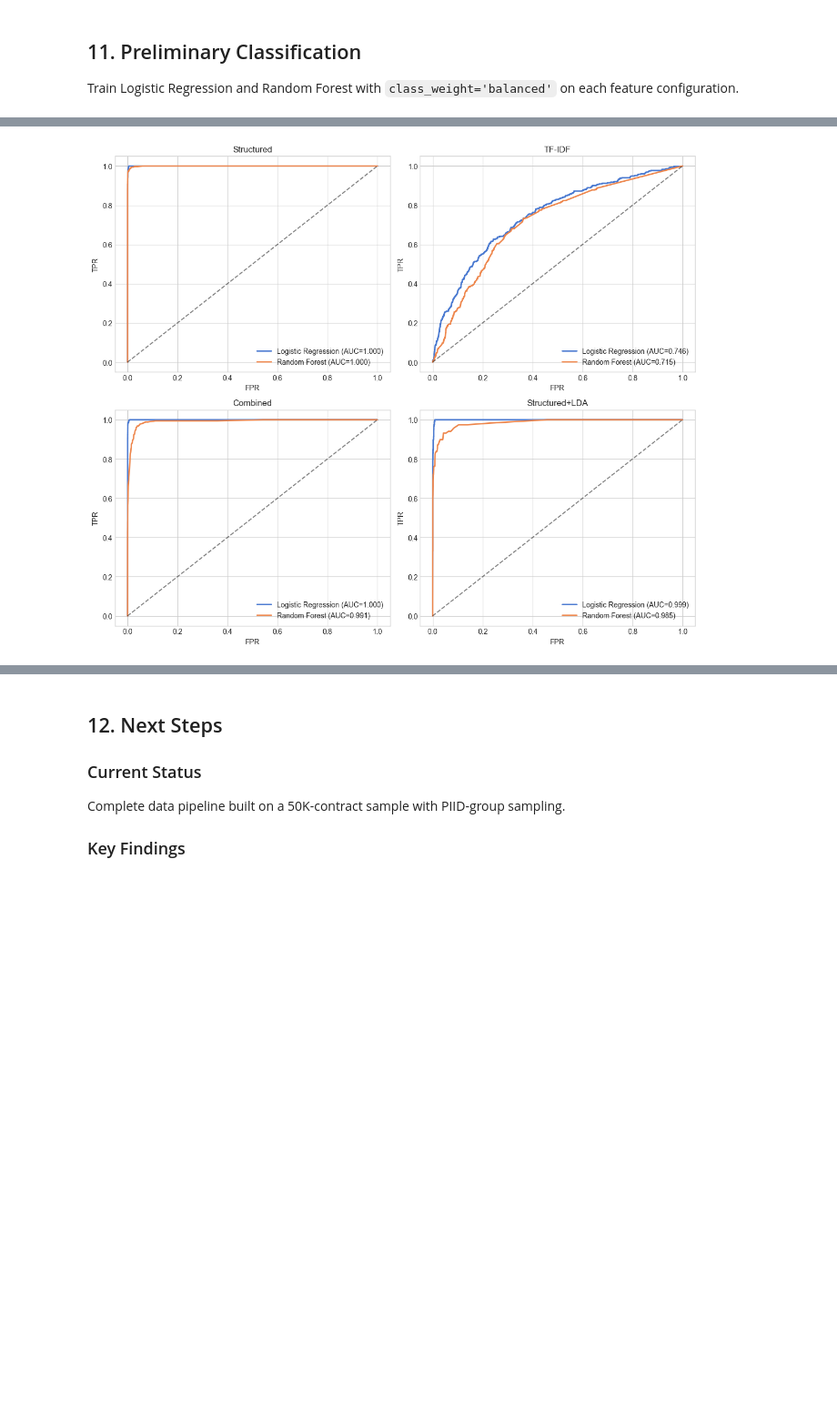
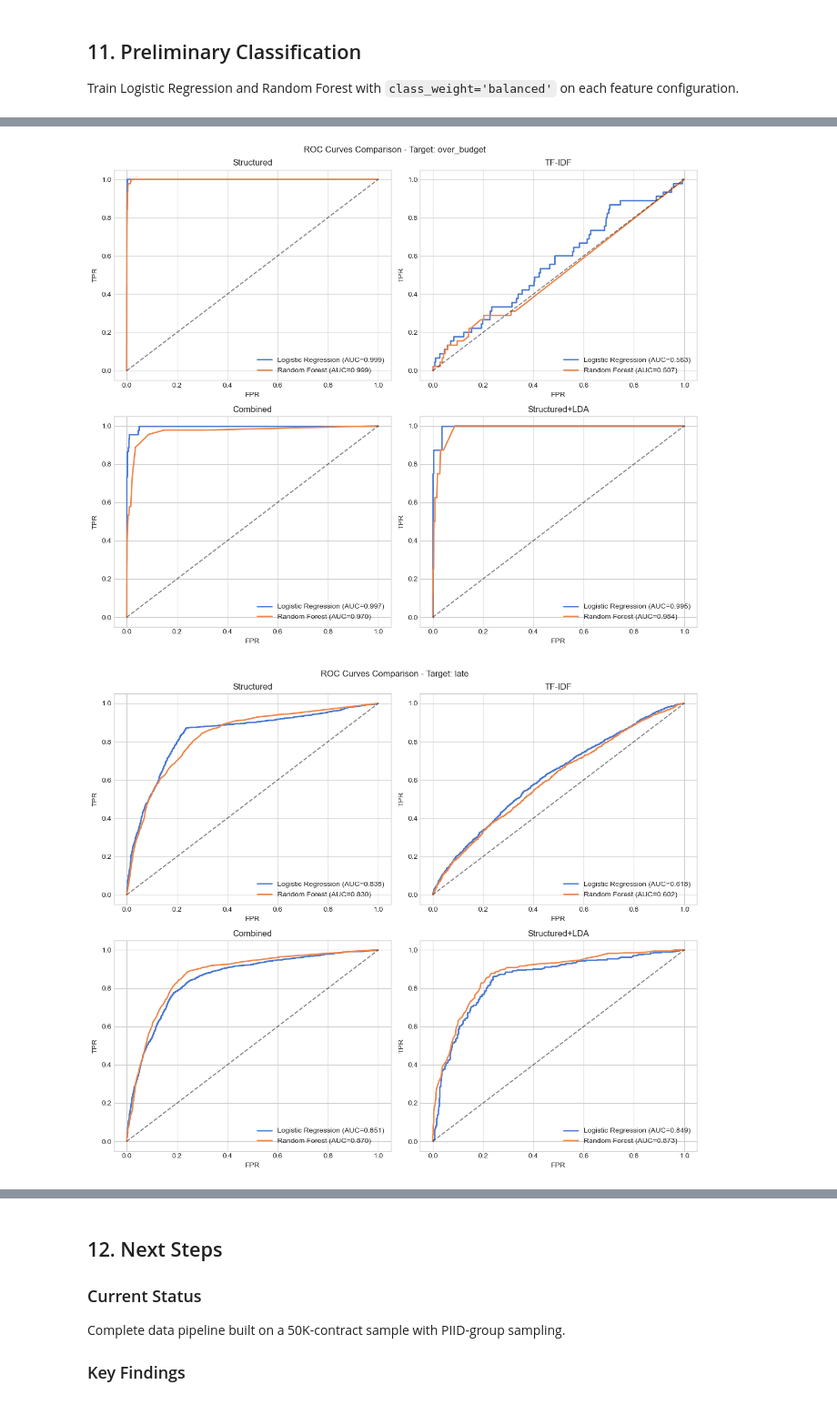
Before and after one commit to ldl7/IS392, a Jupyter notebook: step3_code_review.ipynb, the cells around one changed output, grey strips where cells are left out. Shown at 91% size. Saved outputs shown, nothing was run; the diff lists cells and outputs as text; code cells hidden in the pictures; blank space fills up the shorter version.

Commit message:
Made changes and added data

```diff
--- a/step3_code_review.ipynb
+++ b/step3_code_review.ipynb
@@ -30,6 +30,7 @@ import pyarrow.parquet as pq
 import os
 import glob
 import warnings
+from pathlib import Path
 
 # Visualization
 import matplotlib
@@ -37,26 +38,27 @@ import matplotlib.pyplot as plt
 import seaborn as sns
 
 # Machine learning: classifiers, metrics, preprocessing
-from sklearn.model_selection import train_test_split
+from sklearn.model_selection import train_test_split, RandomizedSearchCV, StratifiedKFold
 from sklearn.linear_model import LogisticRegression
 from sklearn.ensemble import RandomForestClassifier
-from sklearn.metrics import (classification_report, confusion_matrix,
-                             roc_auc_score, roc_curve, f1_score)
+from sklearn.metrics import roc_auc_score, roc_curve, f1_score, classification_report
 from sklearn.feature_extraction.text import TfidfVectorizer
-from sklearn.preprocessing import StandardScaler
 
 # NLP: tokenization, stop words, lemmatization
 import nltk
+from nltk.corpus import stopwords
 import spacy
 
 # Topic modeling
-from gensim.models import LdaModel
+from gensim.models import LdaModel, CoherenceModel
 from gensim.corpora import Dictionary
 
 # Utilities
-from collections import Counter
 from tqdm import tqdm
 import re
+
+# Placeholder assigned before spaCy model is loaded in Section 8
+nlp = None
 
 # Suppress noisy warnings for cleaner notebook output
 warnings.filterwarnings('ignore')
@@ -96,7 +98,7 @@ Package Versions
 Define all file paths, filtering criteria, labeling thresholds, and modeling parameters as constants. This centralizes configuration and makes the pipeline easier to modify and reproduce.
 # %%
 # --- File Paths ---
-SHARD_FOLDER = './exploring_data'
+SHARD_FOLDER = './data'
 INTERIM_OUTPUT = './data/interim/filtered_physical_deliverables.parquet'
 FINAL_OUTPUT = './data/processed/labeled_contracts.parquet'
 FIGURES_FOLDER = './figures'
@@ -748,17 +1151,40 @@ Training classifiers...
 
 ✅ Classification complete
 # %%
-fig, axes = plt.subplots(2, 2, figsize=(12, 10))
-for ax, (config_name, config_results) in zip(axes.ravel(), results.items()):
-    for model_name, r in config_results.items():
-        fpr, tpr, _ = roc_curve(r['y_test'], r['y_proba'])
-        ax.plot(fpr, tpr, label=f"{model_name} (AUC={r['auc']:.3f})", lw=2)
-    ax.plot([0,1],[0,1],'k--', alpha=0.5)
-    ax.set_xlabel('FPR'); ax.set_ylabel('TPR')
-    ax.set_title(f'{config_name}'); ax.legend(loc='lower right')
-plt.tight_layout()
-plt.savefig(os.path.join(FIGURES_FOLDER, 'roc_curves_comparison.png'), dpi=300, bbox_inches='tight')
-plt.show()
+plot_targets = [
+    ('over_budget', over_budget_results),
+    ('late', late_results),
+]
+
+for target_name, target_results in plot_targets:
+    if not target_results:
+        print(f'No results to plot for target={target_name}')
+        continue
+
+    fig, axes = plt.subplots(2, 2, figsize=(12, 10))
+    for ax, config_name in zip(axes.ravel(), feature_order):
+        if config_name not in target_results:
+            ax.set_axis_off()
+            ax.set_title(f'{config_name} (not available)')
+            continue
+
+        config_results = target_results[config_name]
+        for model_name, r in config_results.items():
+            fpr, tpr, _ = roc_curve(r['y_test'], r['y_proba'])
+            ax.plot(fpr, tpr, label=f"{model_name} (AUC={r['auc']:.3f})", lw=2)
+
+        ax.plot([0, 1], [0, 1], 'k--', alpha=0.5)
+        ax.set_xlabel('FPR')
+        ax.set_ylabel('TPR')
+        ax.set_title(config_name)
+        ax.legend(loc='lower right')
+
+    plt.suptitle(f'ROC Curves Comparison - Target: {target_name}')
+    plt.tight_layout()
+    output_name = f'roc_curves_comparison_{target_name}.png'
+    plt.savefig(os.path.join(FIGURES_FOLDER, output_name), dpi=300, bbox_inches='tight')
+    plt.show()
 # %% [output]
-[figure, old version]
+[figure, new version]
+[figure, added]
 # %%
```
Also changed, not shown: parts of 29 cells of this notebook, 7 other files.
